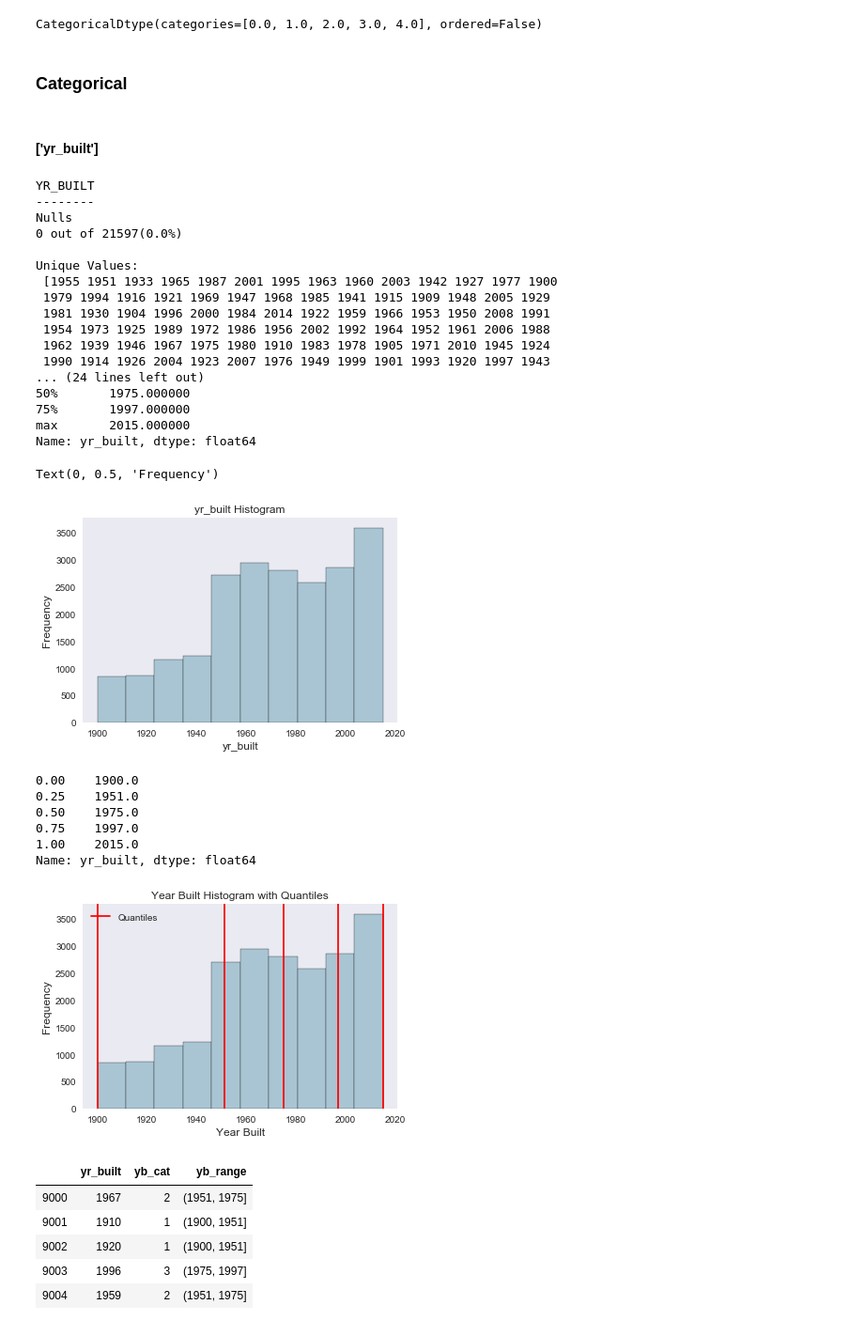
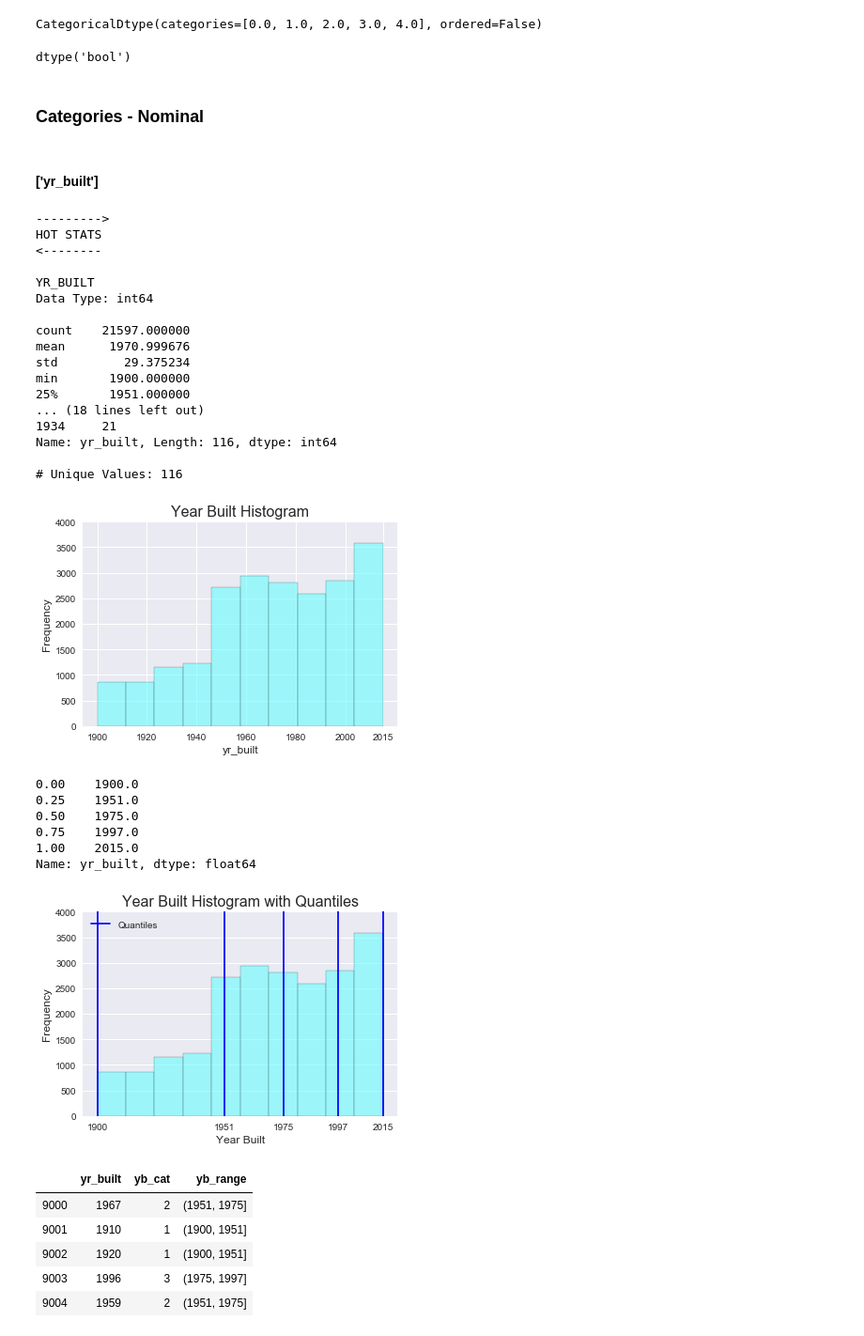
Before and after one commit to alphasentaurii/predicting-home-values-with-multiple-linear-regression, a Jupyter notebook: 1_scrub_student.ipynb, the cells around one changed output. Shown: that part at 94% size. Saved outputs shown, nothing was run; the diff lists cells and outputs as text; code cells hidden in the pictures.

```diff
--- a/1_scrub_student.ipynb
+++ b/1_scrub_student.ipynb
@@ -405,42 +385,52 @@ df['view_cat'] = df['view'].astype('category')
 df['view_cat'].dtype
 # %% [output]
 CategoricalDtype(categories=[0.0, 1.0, 2.0, 3.0, 4.0], ordered=False)
-# %% [markdown]
-### Categorical
+# %%
+# create new boolean column for view:
+df['viewed'] = df['view'].astype('bool')
+
+# verify
+df['viewed'].dtype
+# %% [output]
+dtype('bool')
+# %% [markdown]
+### Categories - Nominal
 # %% [markdown]
 #### ['yr_built']
 # %%
-summarizer(df, 'yr_built')
+hot_stats(df, 'yr_built')
 # %% [output]
+--------->
+HOT STATS
+<--------
+
 YR_BUILT
---------
-Nulls
-0 out of 21597(0.0%)
+Data Type: int64
 
-Unique Values:
- [1955 1951 1933 1965 1987 2001 1995 1963 1960 2003 1942 1927 1977 1900
- 1979 1994 1916 1921 1969 1947 1968 1985 1941 1915 1909 1948 2005 1929
- 1981 1930 1904 1996 2000 1984 2014 1922 1959 1966 1953 1950 2008 1991
- 1954 1973 1925 1989 1972 1986 1956 2002 1992 1964 1952 1961 2006 1988
- 1962 1939 1946 1967 1975 1980 1910 1983 1978 1905 1971 2010 1945 1924
- 1990 1914 1926 2004 1923 2007 1976 1949 1999 1901 1993 1920 1997 1943
-... (24 lines left out)
-50%       1975.000000
-75%       1997.000000
-max       2015.000000
-Name: yr_built, dtype: float64
+count    21597.000000
+mean      1970.999676
+std         29.375234
+min       1900.000000
+25%       1951.000000
+... (18 lines left out)
+1934     21
+Name: yr_built, Length: 116, dtype: int64
+
+# Unique Values: 116
 # %%
 # Let's look at the data distribution of yr_built values
 
 fig, ax = plt.subplots()
-df['yr_built'].hist(bins=10, color='#A9C5D3',
-edgecolor='black', grid=False)
-ax.set_title('yr_built Histogram', fontsize=12)
+df['yr_built'].hist(bins=10, color='#68FDFE', edgecolor='black', grid=True, alpha=0.6)
+xticks = (1900, 1920, 1940, 1960, 1980, 2000, 2015)
+yticks = (0, 500, 1000, 1500, 2000, 2500, 3000, 3500, 4000)
+plt.xticks(xticks);
+plt.yticks(yticks);
+ax.set_title('Year Built Histogram', fontsize=16)
 ax.set_xlabel('yr_built', fontsize=12)
-ax.set_ylabel('Frequency', fontsize=12)
+ax.set_ylabel('Frequency', fontsize=12);
 # %% [output]
-Text(0, 0.5, 'Frequency')
-[figure, old version]
+[figure, new version]
 # %%
 # Most houses were built during the second half of the century
 # Let’s try to normalize the distribution by creating bins for this feature.
@@ -461,17 +451,21 @@ Name: yr_built, dtype: float64
 # %%
 # Let’s look at the original distribution histogram again with the quantiles added:
 
 fig, ax = plt.subplots()
 
-df['yr_built'].hist(bins=10, color='#A9C5D3', edgecolor='black', grid=False)
+df['yr_built'].hist(bins=10, color='#68FDFE', edgecolor='black', grid=True, alpha=0.6)
 for quantile in quantiles:
-    qvl = plt.axvline(quantile, color='r')
+    qvl = plt.axvline(quantile, color='b')
     ax.legend([qvl], ['Quantiles'], fontsize=10)
-    ax.set_title('Year Built Histogram with Quantiles',fontsize=12)
+    xticks = quantiles
+    yticks = (0, 500, 1000, 1500, 2000, 2500, 3000, 3500, 4000)
+    plt.xticks(xticks);
+    plt.yticks(yticks);
+    ax.set_title('Year Built Histogram with Quantiles',fontsize=16)
     ax.set_xlabel('Year Built', fontsize=12)
     ax.set_ylabel('Frequency', fontsize=12)
 # %% [output]
-[figure, old version]
+[figure, new version]
 # %%
 # Bin the years in to ranges based on the quantiles.
 # label the bins for each value
```
Also changed, not shown: parts of 124 cells of this notebook, 1 other file.
